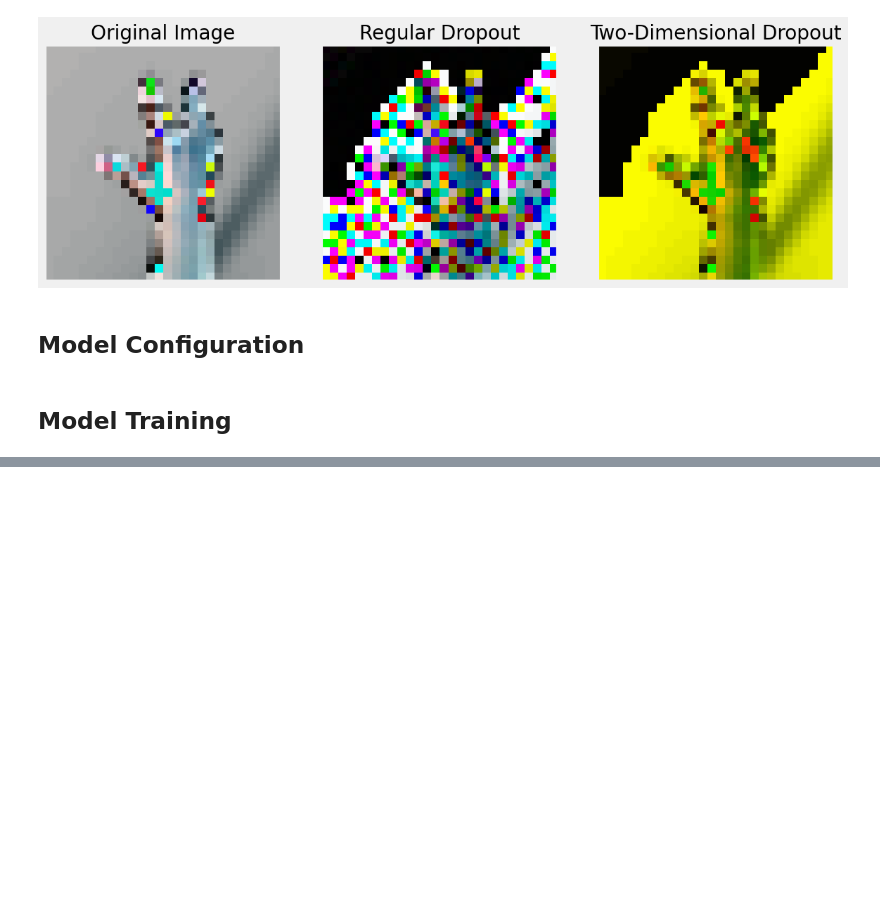
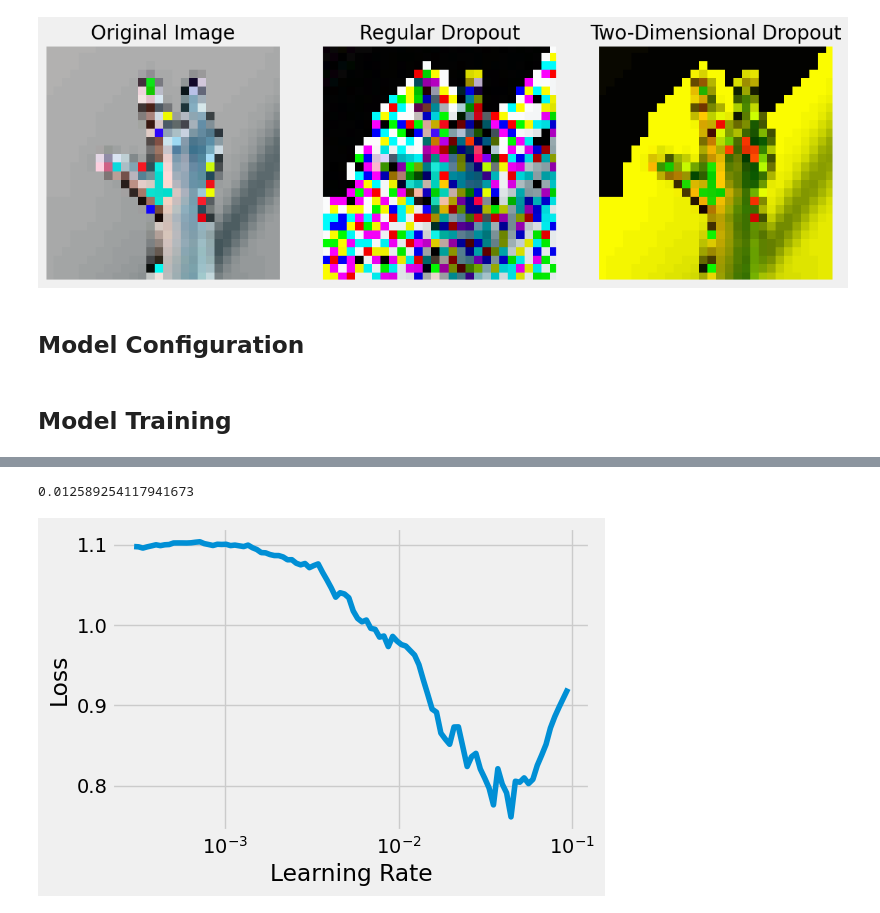
Before and after one commit to ejaj/pytorch-deep, a Jupyter notebook: Rock-Paper-Scissors.ipynb, the cells around one changed output, grey strips where cells are left out. Drawn from its saved outputs; the diff is of its cells as text; code cells hidden in the pictures; blank space fills up the shorter version.

```diff
--- a/Rock-Paper-Scissors.ipynb
+++ b/Rock-Paper-Scissors.ipynb
@@ -311,0 +405,4 @@ train_loader
+# %%
+dummy_scheduler.get_last_lr()[0]
+# %% [output]
+0.012589254117941673
@@ -311,0 +477,10 @@ train_loader
+# %%
+torch.manual_seed(13)
+new_model = CNN2(n_feature=5, p=0.3)
+multi_loss_fn = nn.CrossEntropyLoss(reduction='mean')
+new_optimizer = optim.Adam(new_model.parameters(), lr=3e-4)
+# %%
+sbs_new = StepByStep(new_model, multi_loss_fn, new_optimizer)
+tracking, fig = sbs_new.lr_range_test(train_loader, end_lr=1e-1, num_iter=100)
+# %% [output]
+[figure, added]
```
Also changed, not shown: parts of 34 cells of this notebook.
